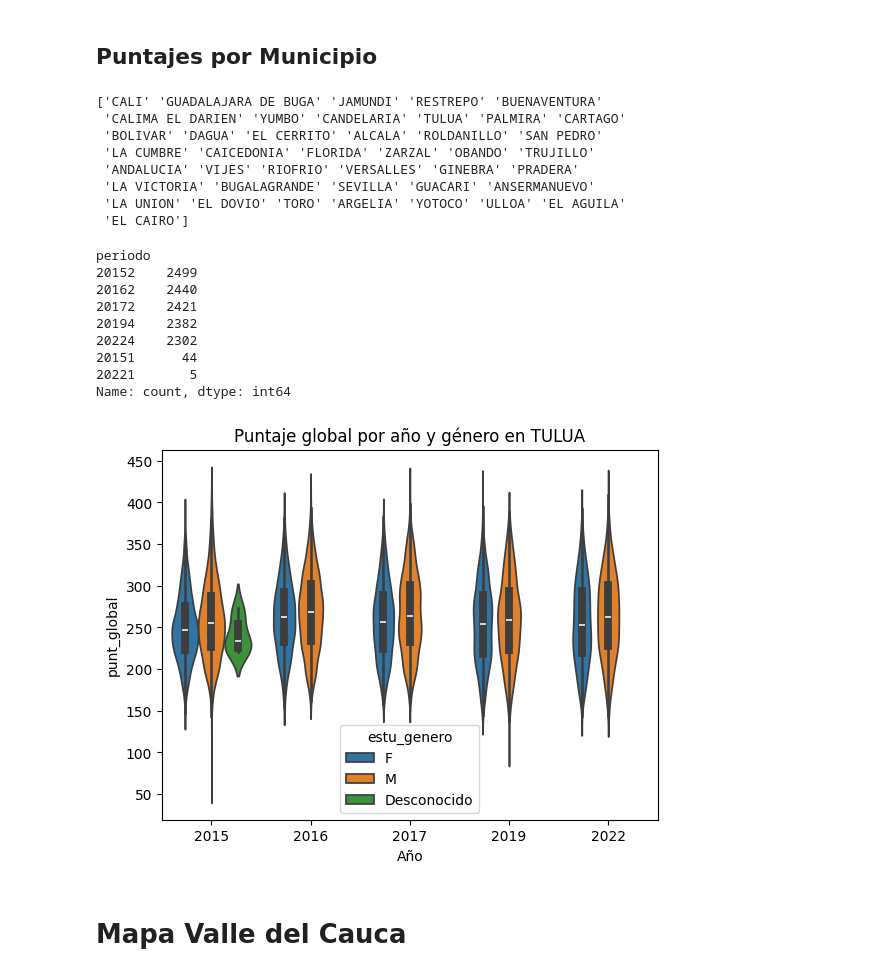
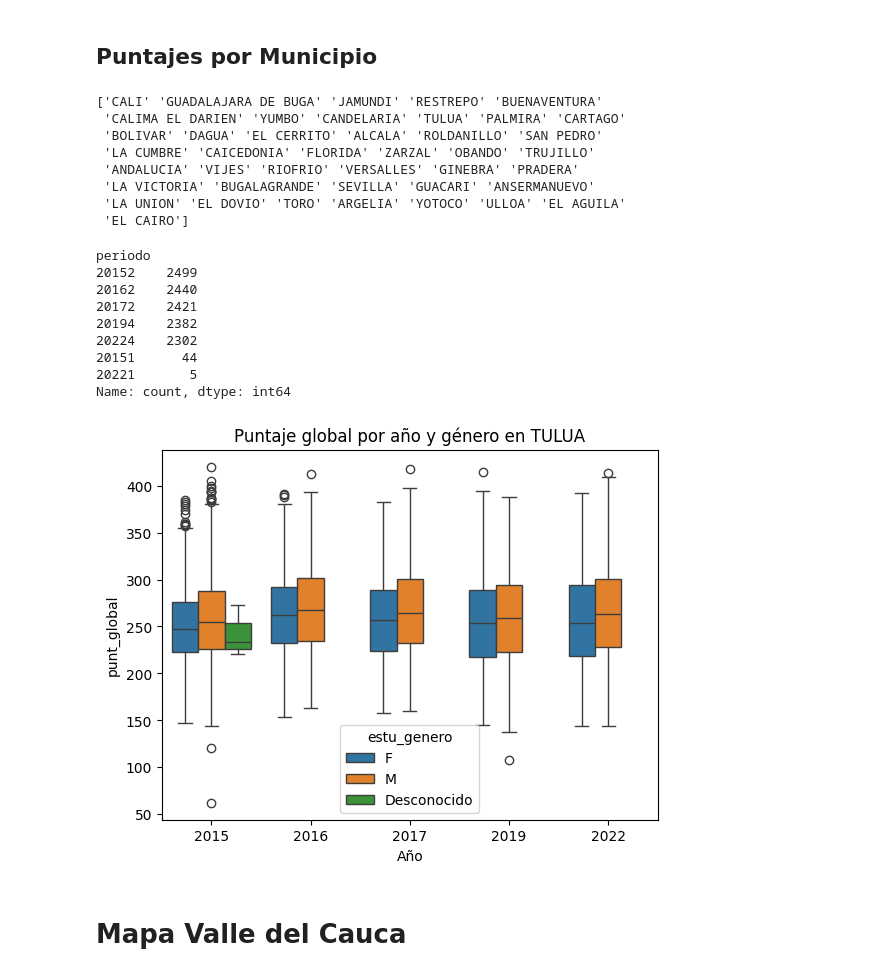
Before and after one commit to juancamilogoomezz/Proyecto-1, a Jupyter notebook: Notebook Consultas Violencia.ipynb, the cells around one changed output. Drawn from its saved outputs; the diff is of its cells as text; code cells hidden in the pictures.

```diff
--- a/Notebook Consultas Violencia.ipynb
+++ b/Notebook Consultas Violencia.ipynb
@@ -62,11 +62,7 @@ cc_mayoresedad = pd.to_datetime("01/01/" + (df["año"].astype(int) - 18).astype(
 
 reemplazofechanac = df["estu_fechanacimiento"].isna() | (df["estu_fechanacimiento"].dt.year == 1900)
 
-df.loc[reemplazofechanac, "estu_fechanacimiento"] = np.where(
-    df.loc[reemplazofechanac, "estu_tipodocumento"].eq("TI"),
-    ti_menoresedad.loc[reemplazofechanac],
-    cc_mayoresedad.loc[reemplazofechanac]
-)
+df.loc[reemplazofechanac, "estu_fechanacimiento"] = np.where(df.loc[reemplazofechanac, "estu_tipodocumento"].eq("TI"),ti_menoresedad.loc[reemplazofechanac],cc_mayoresedad.loc[reemplazofechanac])
 #df.loc[df["estu_fechanacimiento"].isna(), "estu_fechanacimiento"] = np.where(df["estu_tipodocumento"] == "TI",ti_menoresedad,cc_mayoresedad)
 #df[df["estu_fechanacimiento"].isna()][["estu_fechanacimiento","periodo","estu_tipodocumento"]][["periodo","estu_tipodocumento"]].value_counts()
 
@@ -1613,32 +1609,32 @@ munivio_agg[["cole_mcpio_ubicacion","indice_violencia"]]
 # %%
 print(df["cole_mcpio_ubicacion"].unique())
 municipio="TULUA"
 
 graf_muni=df[df["cole_mcpio_ubicacion"]==municipio]
-sns.violinplot(data=graf_muni, x="año", y="punt_global", hue="estu_genero",order=sorted(graf_muni["año"].unique()))
+sns.boxplot(data=graf_muni, x="año", y="punt_global", hue="estu_genero",order=sorted(graf_muni["año"].unique()))
 plt.title(f"Puntaje global por año y género en {municipio}")
 plt.xlabel("Año")
 
 graf_muni["periodo"].value_counts()
 # %% [output]
 ['CALI' 'GUADALAJARA DE BUGA' 'JAMUNDI' 'RESTREPO' 'BUENAVENTURA'
  'CALIMA EL DARIEN' 'YUMBO' 'CANDELARIA' 'TULUA' 'PALMIRA' 'CARTAGO'
  'BOLIVAR' 'DAGUA' 'EL CERRITO' 'ALCALA' 'ROLDANILLO' 'SAN PEDRO'
  'LA CUMBRE' 'CAICEDONIA' 'FLORIDA' 'ZARZAL' 'OBANDO' 'TRUJILLO'
  'ANDALUCIA' 'VIJES' 'RIOFRIO' 'VERSALLES' 'GINEBRA' 'PRADERA'
  'LA VICTORIA' 'BUGALAGRANDE' 'SEVILLA' 'GUACARI' 'ANSERMANUEVO'
  'LA UNION' 'EL DOVIO' 'TORO' 'ARGELIA' 'YOTOCO' 'ULLOA' 'EL AGUILA'
  'EL CAIRO']
 periodo
 20152    2499
 20162    2440
 20172    2421
 20194    2382
 20224    2302
 20151      44
 20221       5
 Name: count, dtype: int64
-[figure, old version]
+[figure, new version]
 # %% [markdown]
 # Mapa Valle del Cauca
 # %%
```
Also changed, not shown: parts of 9 cells of this notebook, 1 other file.
